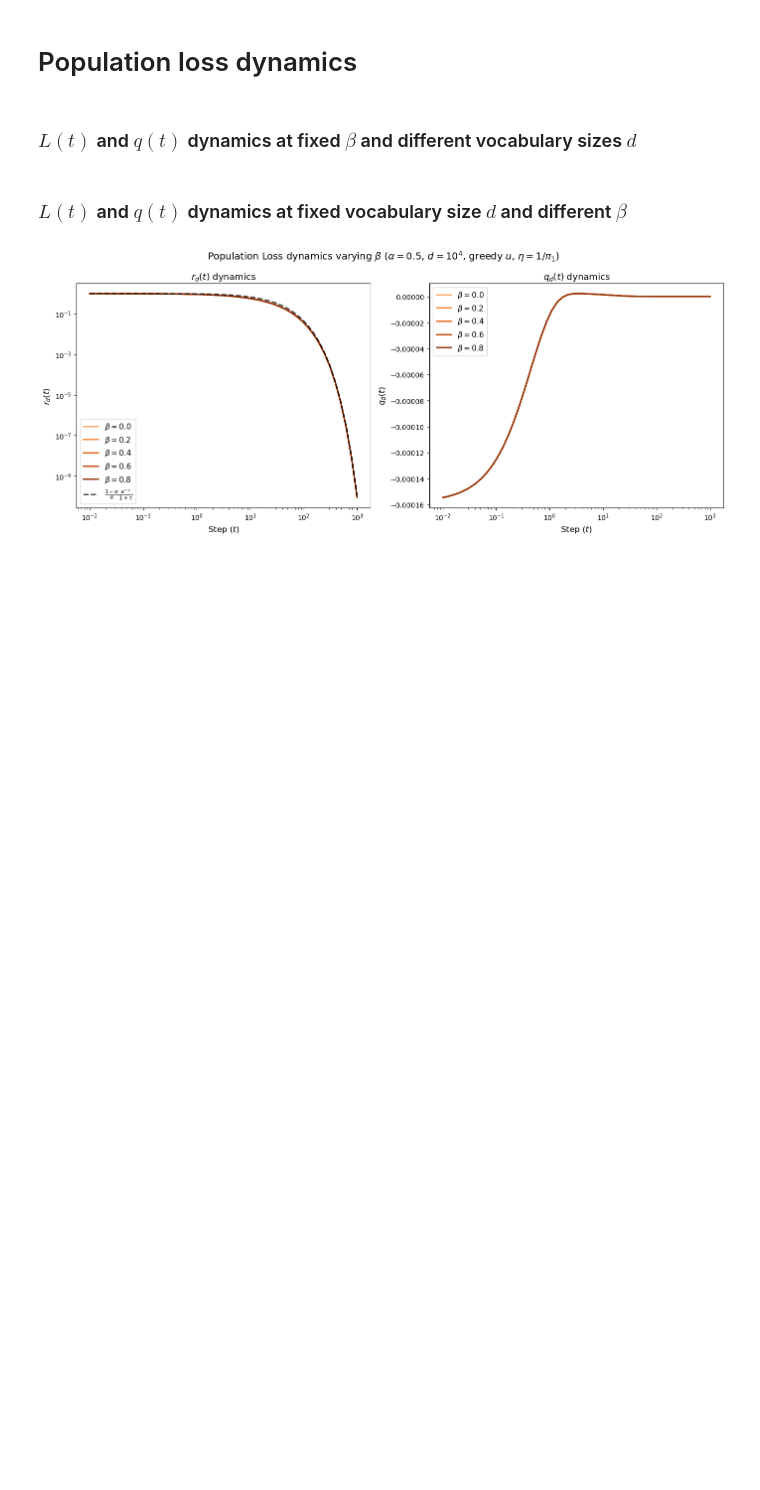
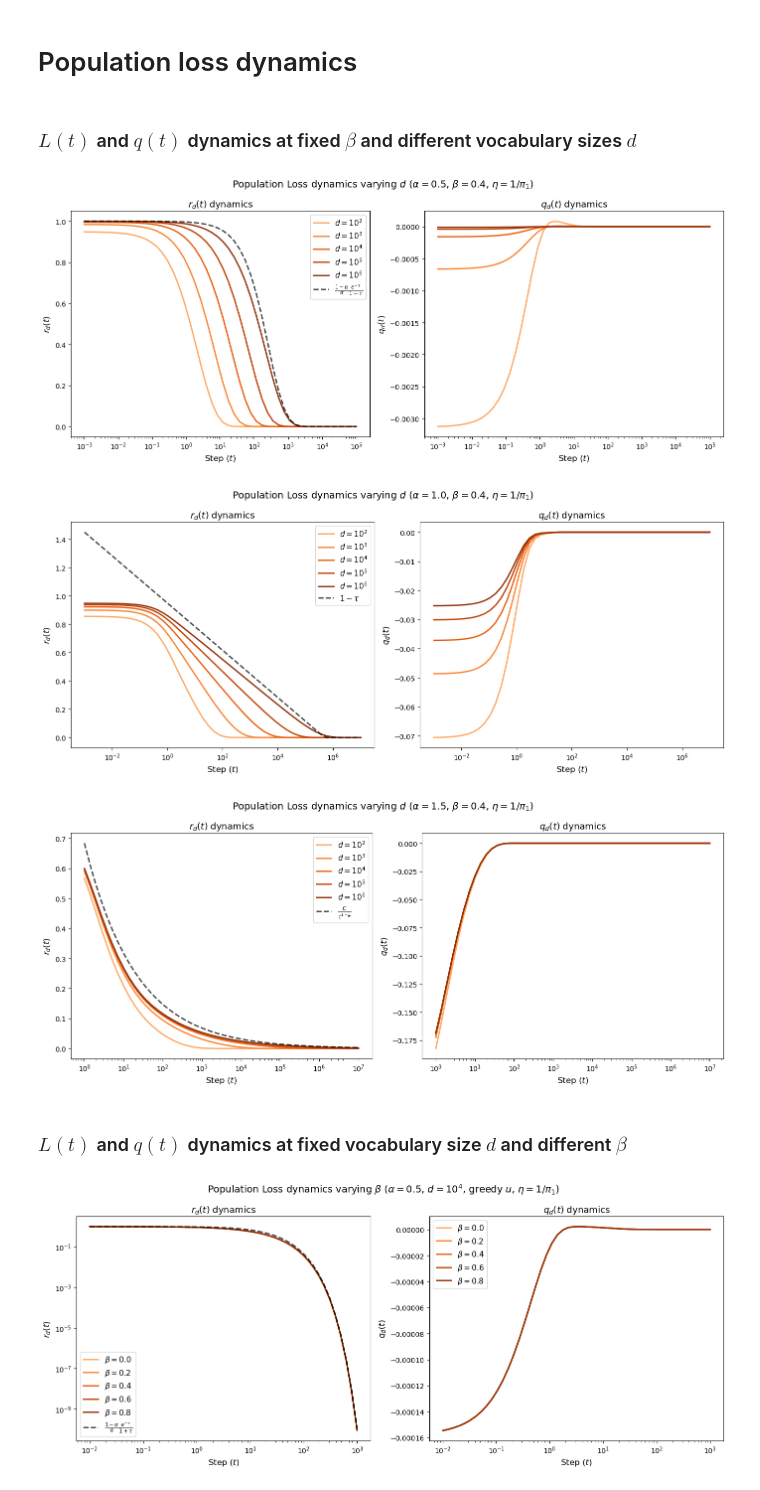
Before and after one commit to lucadriuu/Linear-Bigram-LM, a Jupyter notebook: population/POPmain.ipynb, the cells around one changed output. Drawn from its saved outputs; the diff is of its cells as text; code cells hidden in the pictures; blank space fills up the shorter version.

Commit message:
Set plots yscale

```diff
--- a/population/POPmain.ipynb
+++ b/population/POPmain.ipynb
@@ -13,9 +13,13 @@ method = 'greedy'
 filepath = evoloss_beta_fixed(alphas, ds, beta=0.4, n_passes = 10, method=method)
 # %%
 from POPplots import plot_beta_fixed
-
+filepath='/home/lucadriu/Desktop/uni/Tesi/Final/experiments/population/population/data/evo_fixed_beta_greedy.pkl'
 #----Plot--------
 plot_beta_fixed(filepath)
+# %% [output]
+[figure, added]
+[figure, added]
+[figure, added]
 # %% [markdown]
 ### $L(t)$ and $q(t)$ dynamics at fixed vocabulary size $d$ and different $\beta$
 # %%
```
Also changed, not shown: 1 other file.
